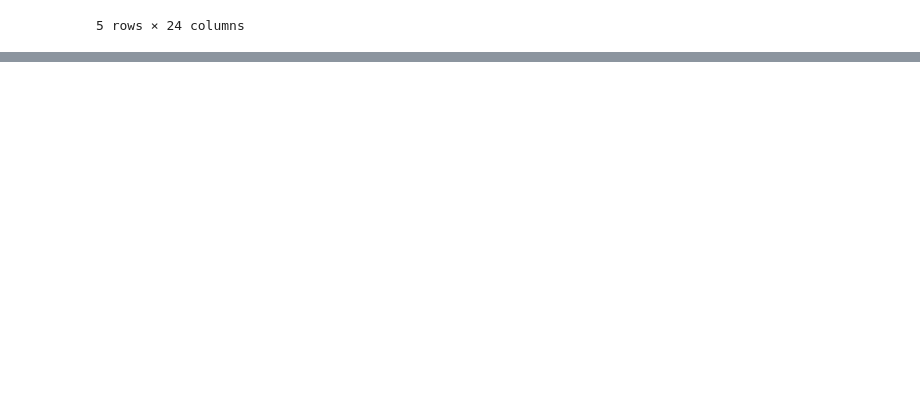
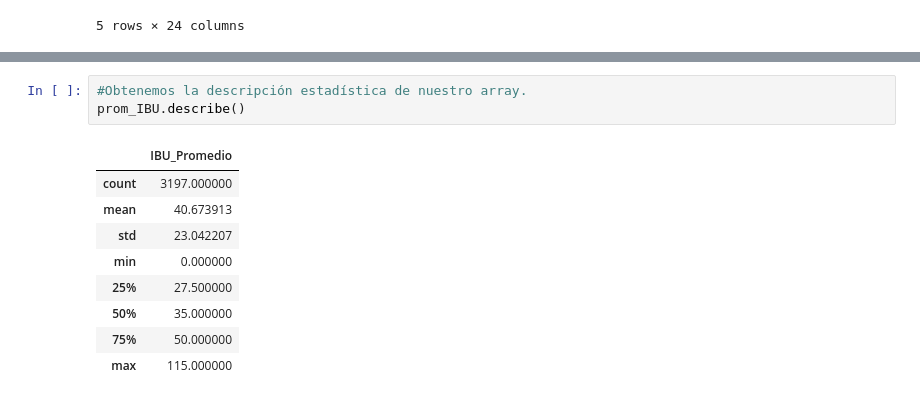
Before and after one commit to JMRRT1992/Coderhouse, a Jupyter notebook: Proyecto/Data/Raw/Entrega 2/vizualizacion_ReyesRetanaT.ipynb, the cells around one changed output, grey strips where cells are left out. Cells and saved outputs as stored; diff of their text form; blank space fills up the shorter version.

```diff
--- a/Proyecto/Data/Raw/Entrega 2/vizualizacion_ReyesRetanaT.ipynb
+++ b/Proyecto/Data/Raw/Entrega 2/vizualizacion_ReyesRetanaT.ipynb
@@ -227,0 +286,13 @@ plt.show()
+# %%
+#Obtenemos la descripción estadística de nuestro array.
+prom_IBU.describe()
+# %% [output]
+|  | IBU_Promedio |
+| count | 3197.000000 |
+| mean | 40.673913 |
+| std | 23.042207 |
+| min | 0.000000 |
+| 25% | 27.500000 |
+| 50% | 35.000000 |
+| 75% | 50.000000 |
+| max | 115.000000 |
```
Also changed, not shown: parts of 24 cells of this notebook.
